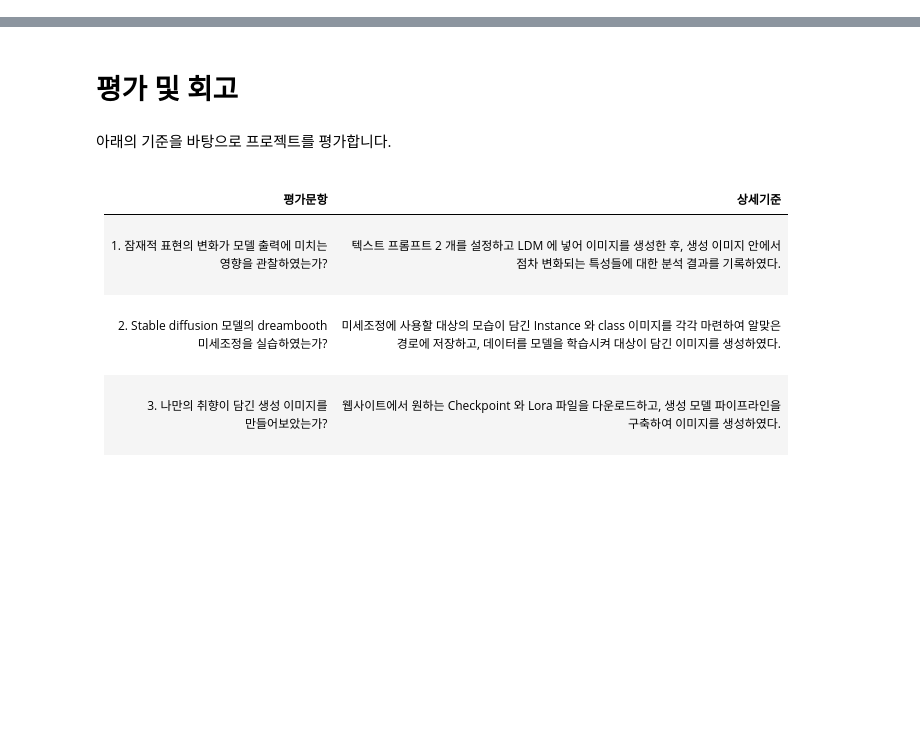
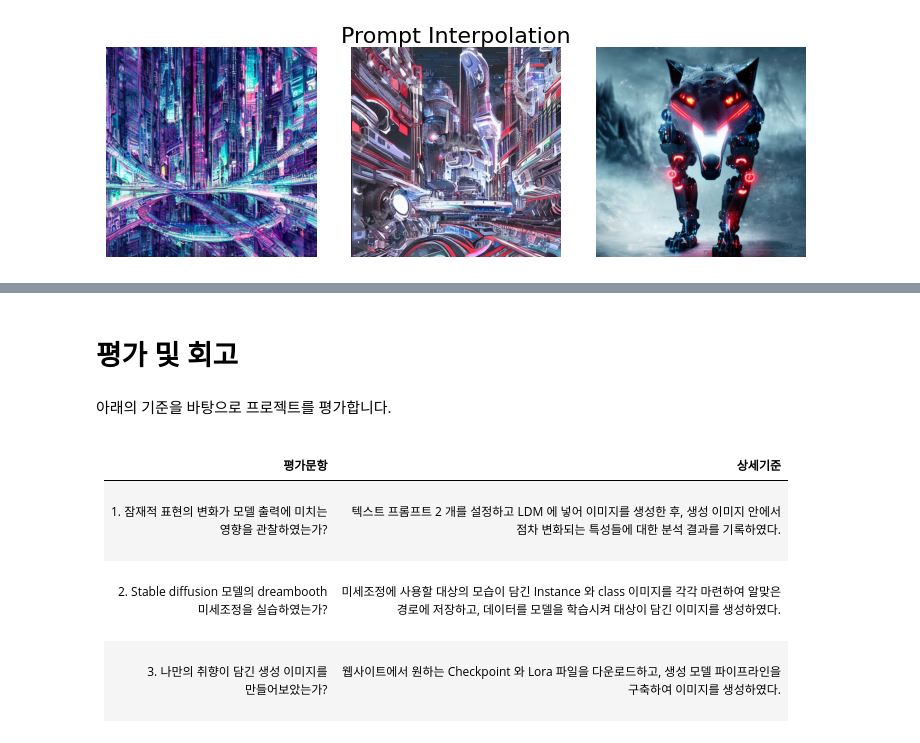
Before and after one commit to lifeislegend/AIFFEL_quest_rs, a Jupyter notebook: GoingDeeper/GD09/GD09.ipynb, the cells around one changed output, grey strips where cells are left out. Drawn from its saved outputs; the diff is of its cells as text; code cells hidden in the pictures; blank space fills up the shorter version.

```diff
--- a/GoingDeeper/GD09/GD09.ipynb
+++ b/GoingDeeper/GD09/GD09.ipynb
@@ -210,0 +157,32 @@ for i, img in enumerate(interpolated_images):
+# %%
+images = pipe(
+    prompt_embeds=interpolated_encodings,
+    latents=latents,
+    generator=generator
+).images
+
+
+def show_images_grid(images, cols=5, title="Interpolation Grid", rubber_band=False):
+    # rubber_band 효과 적용 시 대칭 이미지 추가
+    if rubber_band:
+        images = images + images[2:-1][::-1]
+
+    total = len(images)
+    rows = (total + cols - 1) // cols
+
+    plt.figure(figsize=(cols * 2.5, rows * 2.5))
+    plt.suptitle(title, fontsize=16)
+
+    for i, img in enumerate(images):
+        plt.subplot(rows, cols, i + 1)
+        plt.imshow(img)
+        plt.axis('off')
+
+    plt.tight_layout()
+    plt.subplots_adjust(top=0.9)
+    plt.show()
+
+# GIF를 위한 rubber_band 옵션이 True인 경우 시각화도 동일하게 적용
+show_images_grid(images, cols=interpolation_steps, title="Prompt Interpolation", rubber_band=True)
+# %% [output]
+[figure, added]
```
Also changed, not shown: parts of 30 cells of this notebook.
